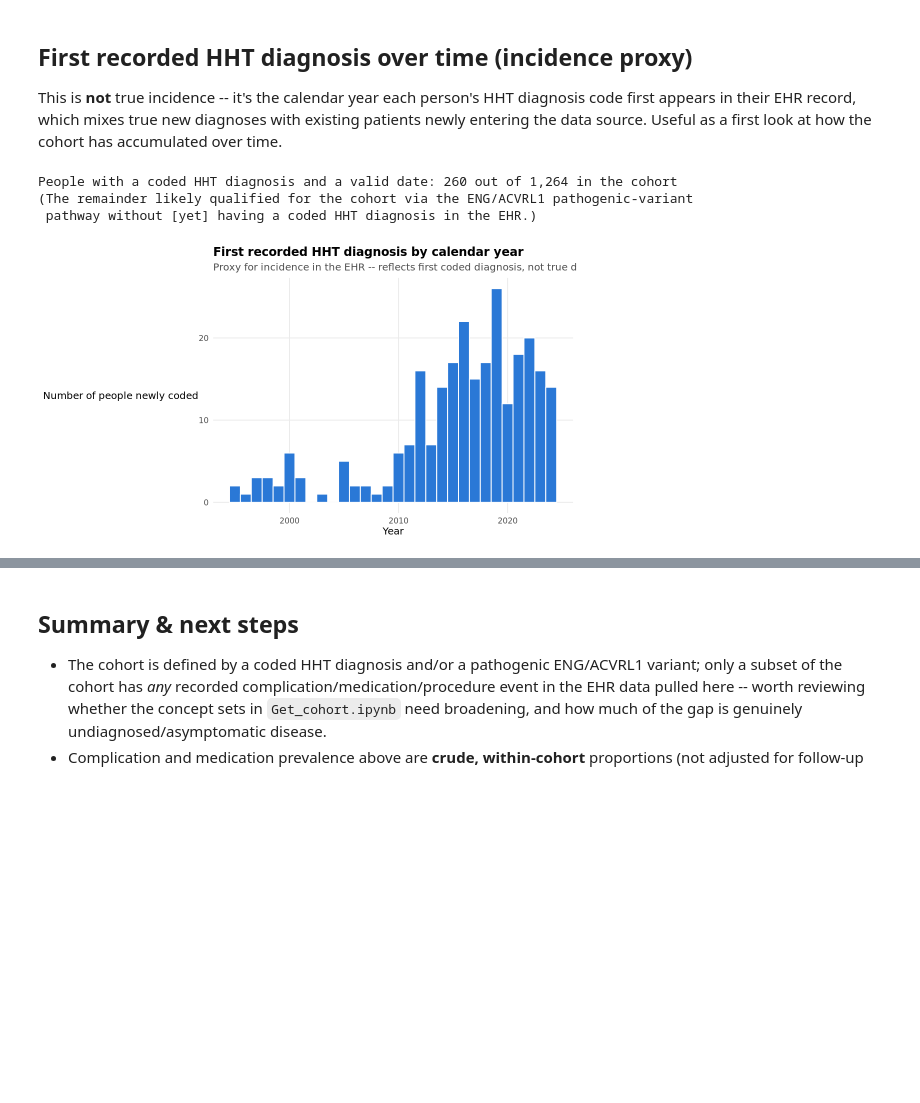
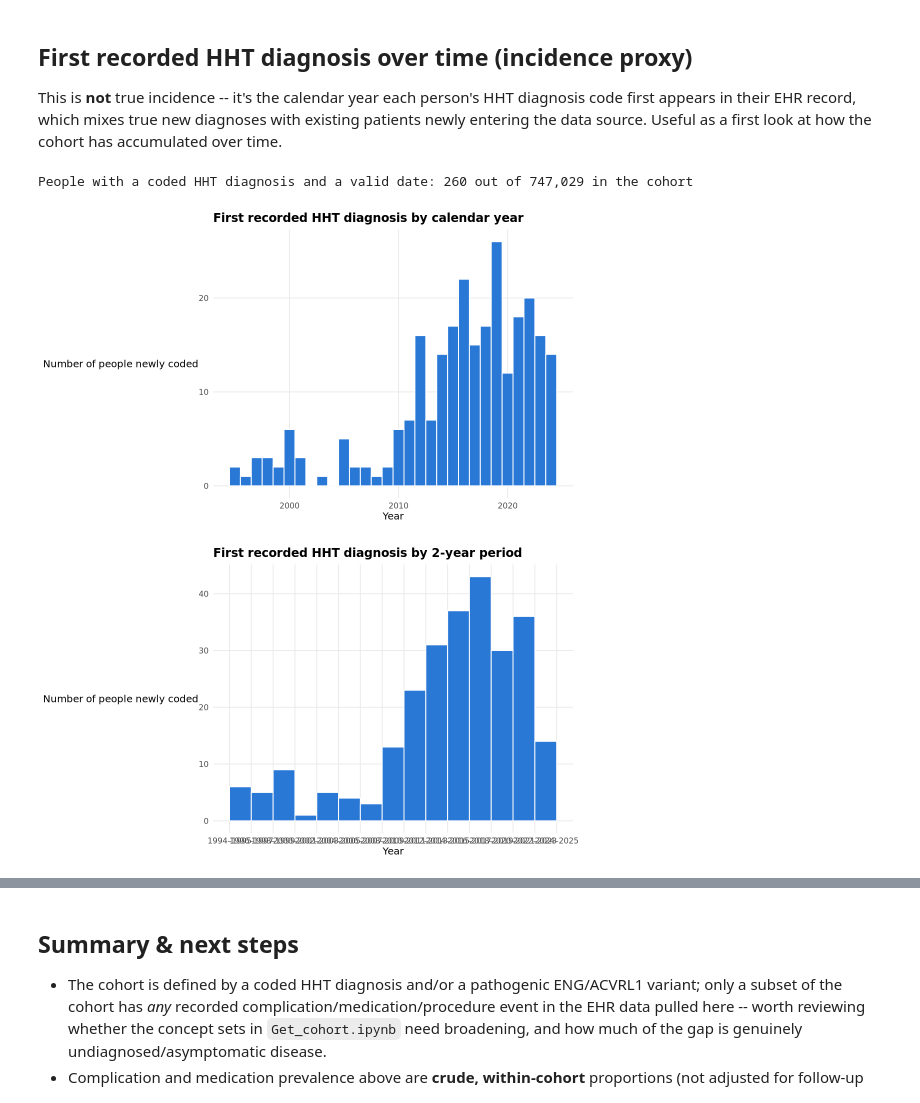
Before and after one commit to kevin-lee-ma/HHT, a Jupyter notebook: HHT Epi Analysis R.ipynb, the cells around one changed output, grey strips where cells are left out. Drawn from its saved outputs; the diff is of its cells as text; code cells hidden in the pictures; blank space fills up the shorter version.

```diff
--- a/HHT Epi Analysis R.ipynb
+++ b/HHT Epi Analysis R.ipynb
@@ -115,3 +470,20 @@ person_df <- person_df %>% filter(person_id %in% hht_only)
+# %%
+# Disabled for now.
+if (FALSE) {
+    # Restrict the HHT-diagnosed cohort to those with repeated (>1) distinct
+# diagnosis-coding dates, dropping the impure single-coding cases
+# flagged in the purity check above.
+hht_dict_impure <- diagnosis_count_per_person %>%
+filter(n_diagnosis_events == 1) %>%
+pull(person_id)
+
+hht_dict <- setdiff(hht_dict, hht_dict_impure)
+analytic_df <- analytic_df %>% filter(!person_id %in% hht_dict_impure)
+person_df <- person_df %>% filter(!person_id %in% hht_dict_impure)
+
+cat("Dropped", length(hht_dict_impure), "person(s) with only 1 distinct diagnosis-coding date.\n")
+cat("Remaining HHT-diagnosed cohort:", length(hht_dict), "people\n")
+}
 # %% [markdown]
 ## Cohort demographics
 # %% [markdown]
@@ -413,25 +2077,46 @@ over time.
 # %%
 hht_first_dx <- analytic_df %>%
   filter(domain == "condition",
          str_detect(concept_name, regex("Osler|hemorrhagic telangiectasia", ignore_case = TRUE))) %>%
   filter(!is.na(event_date)) %>%
   group_by(person_id) %>%
   summarise(first_dx_date = min(event_date), .groups = "drop") %>%
   mutate(first_dx_year = year(first_dx_date))
 
 cat("People with a coded HHT diagnosis and a valid date:", comma(nrow(hht_first_dx)),
     "out of", comma(cohort_n), "in the cohort\n")
-cat("(The remainder likely qualified for the cohort via the ENG/ACVRL1 pathogenic-variant\n",
-    " pathway without [yet] having a coded HHT diagnosis in the EHR.)\n", sep = "")
 
 ggplot(hht_first_dx, aes(x = first_dx_year)) +
   geom_histogram(binwidth = 1, fill = bar_fill, color = "white") +
   labs(title = "First recorded HHT diagnosis by calendar year",
-       subtitle = "Proxy for incidence in the EHR -- reflects first coded diagnosis, not true disease onset",
+       #subtitle = "Proxy for incidence in the EHR -- reflects first coded diagnosis, not true disease onset",
        x = "Year", y = "Number of people newly coded") +
   theme_epi + theme(axis.title.y = element_text())
+
+hht_first_dx <- hht_first_dx %>%
+  mutate(
+    dx_2yr = floor(first_dx_year / 2) * 2
+  )
+
+ggplot(hht_first_dx, aes(x = dx_2yr)) +
+  geom_histogram(
+    binwidth = 2,
+    boundary = 0,
+    fill = bar_fill,
+    color = "white"
+  ) +
+  scale_x_continuous(
+    breaks = sort(unique(hht_first_dx$dx_2yr)),
+    labels = function(x) paste0(x, "–", x + 1)
+  ) +
+  labs(
+    title = "First recorded HHT diagnosis by 2-year period",
+    x = "Year",
+    y = "Number of people"
+  ) +
+  theme_epi +
+  theme(axis.title.y = element_text())
 # %% [output]
-People with a coded HHT diagnosis and a valid date: 260 out of 1,264 in the cohort
-(The remainder likely qualified for the cohort via the ENG/ACVRL1 pathogenic-variant
- pathway without [yet] having a coded HHT diagnosis in the EHR.)
+People with a coded HHT diagnosis and a valid date: 260 out of 747,029 in the cohort
-[figure, old version]
+[figure, new version]
+[figure, added]
```
Also changed, not shown: parts of 94 cells of this notebook, 11 other files.
